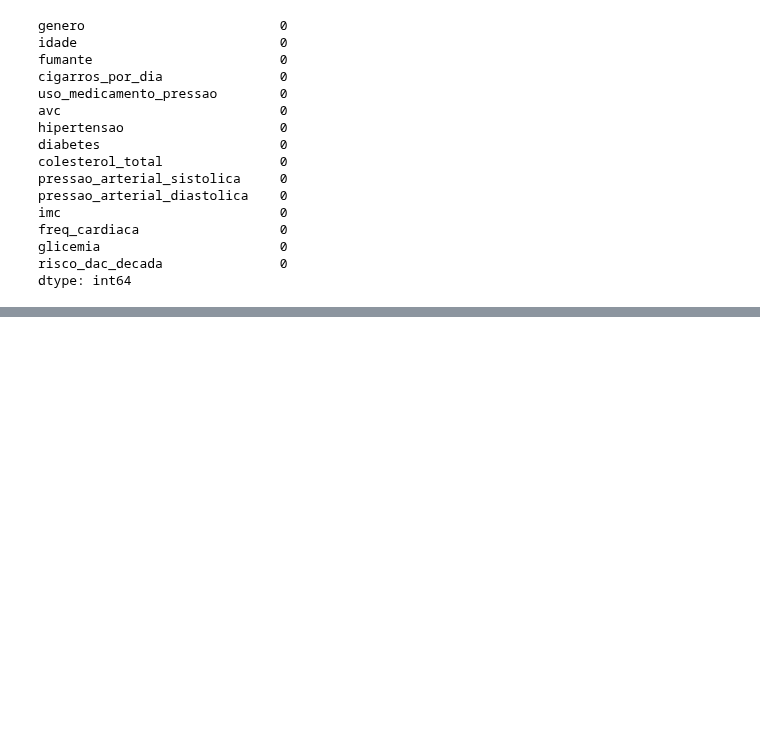
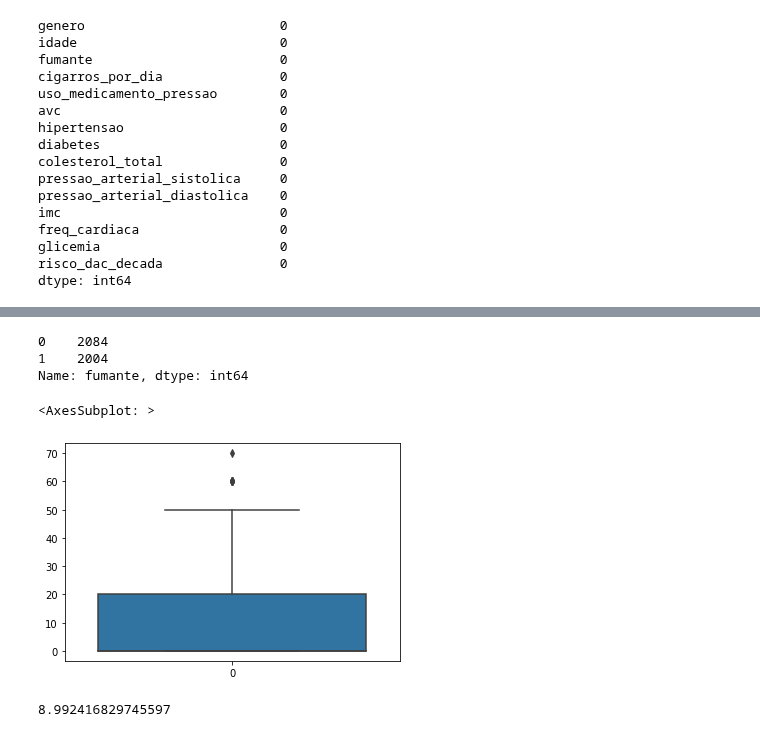
Before and after one commit to marceloicampos/alura-jupyter-python, a Jupyter notebook: aulas/analise_dados_saude.ipynb, the cells around one changed output, grey strips where cells are left out. Saved outputs shown, nothing was run; the diff lists cells and outputs as text; code cells hidden in the pictures; blank space fills up the shorter version.

```diff
--- a/aulas/analise_dados_saude.ipynb
+++ b/aulas/analise_dados_saude.ipynb
@@ -338,0 +470,15 @@ dtype: int64
+# %%
+dataset.fumante.value_counts()
+# %% [output]
+0    2084
+1    2004
+Name: fumante, dtype: int64
+# %%
+sns.boxplot(dataset.cigarros_por_dia)
+# %% [output]
+<AxesSubplot: >
+[figure, added]
+# %%
+dataset.cigarros_por_dia.mean()
+# %% [output]
+8.992416829745597
```
Also changed, not shown: parts of 16 cells of this notebook.
